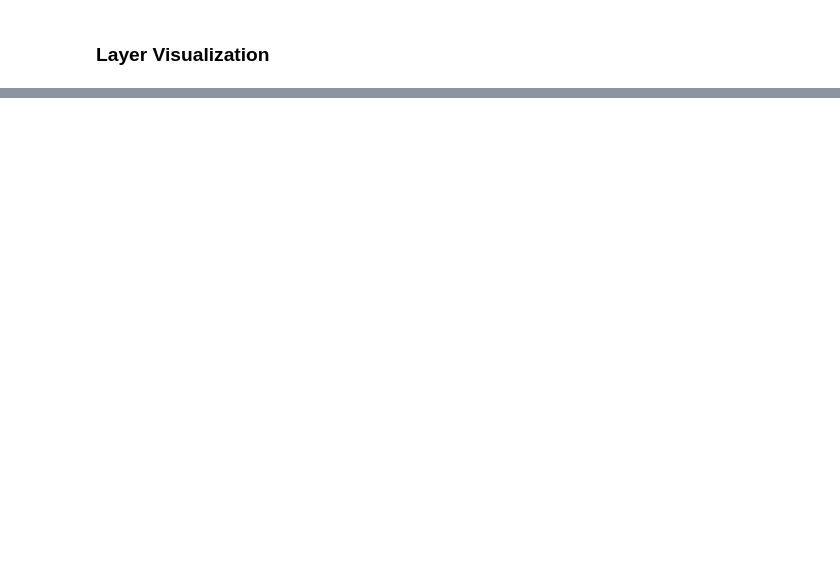
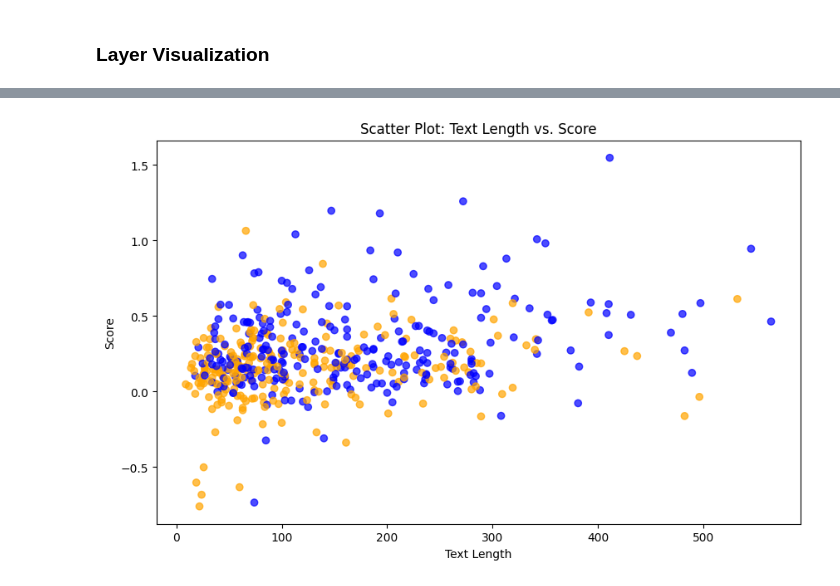
Before and after one commit to groovychoons/steering-classifiers, a Jupyter notebook: code/testing.ipynb, the cells around one changed output, grey strips where cells are left out. Saved outputs shown, nothing was run; the diff lists cells and outputs as text; code cells hidden in the pictures; blank space fills up the shorter version.

```diff
--- a/code/testing.ipynb
+++ b/code/testing.ipynb
@@ -39,0 +55,9 @@ Error:
+# %%
+# Create a random subset of 500 rows from the existing dataframe
+df_subset = df.sample(n=500, random_state=42)
+
+# Optionally, display the subset to verify its size and content
+print(df_subset.head())
+print("Subset size:", df_subset.shape[0])
+
+df_subset['score'] = df_subset['text'].apply(lambda x: get_activation_score(x, model, vector, layer_index=16, scoring_method="final_token"))
@@ -39,0 +79,12 @@ Error:
+# %%
+import matplotlib.pyplot as plt
+
+plt.figure(figsize=(10, 6))
+colors = df_subset['label'].map({0: 'blue', 1: 'orange'})
+plt.scatter(df_subset['text'].str.len(), df_subset['score'], c=colors, alpha=0.7)
+plt.xlabel('Text Length')
+plt.ylabel('Score')
+plt.title('Scatter Plot: Text Length vs. Score')
+plt.show()
+# %% [output]
+[figure, added]
```
Also changed, not shown: parts of 4 cells of this notebook, 2 other files.
